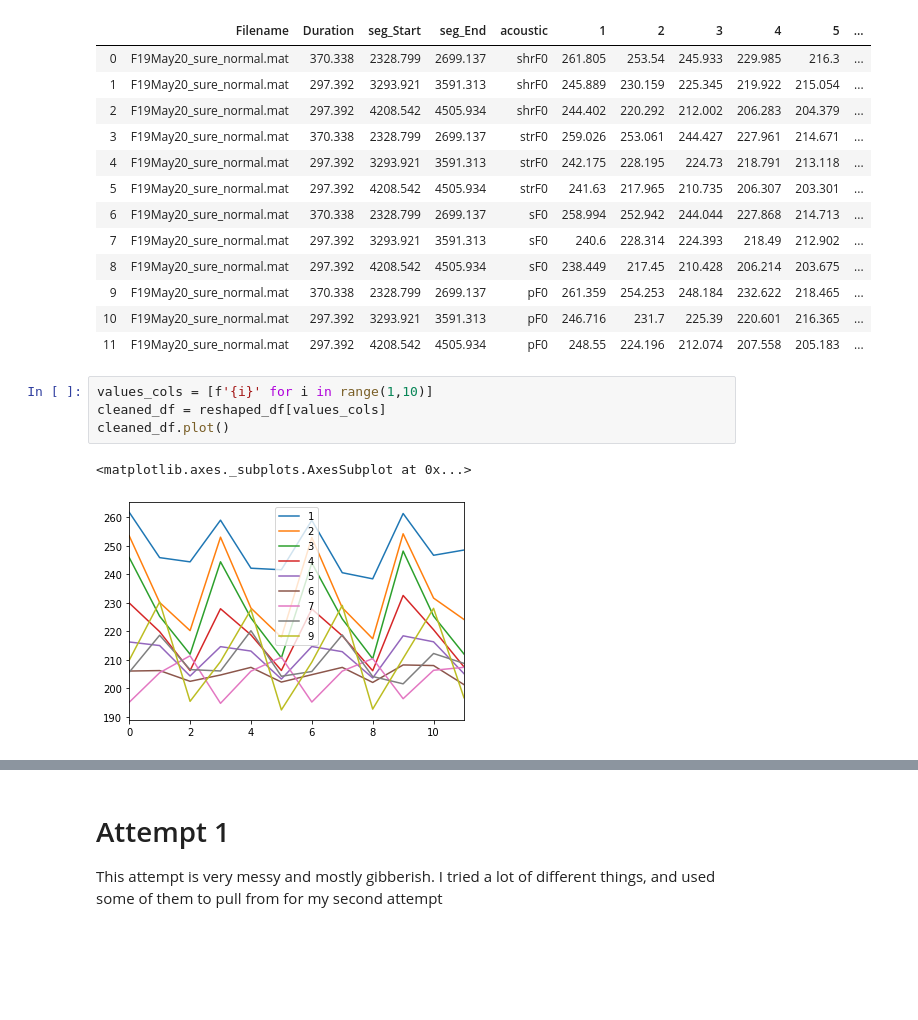
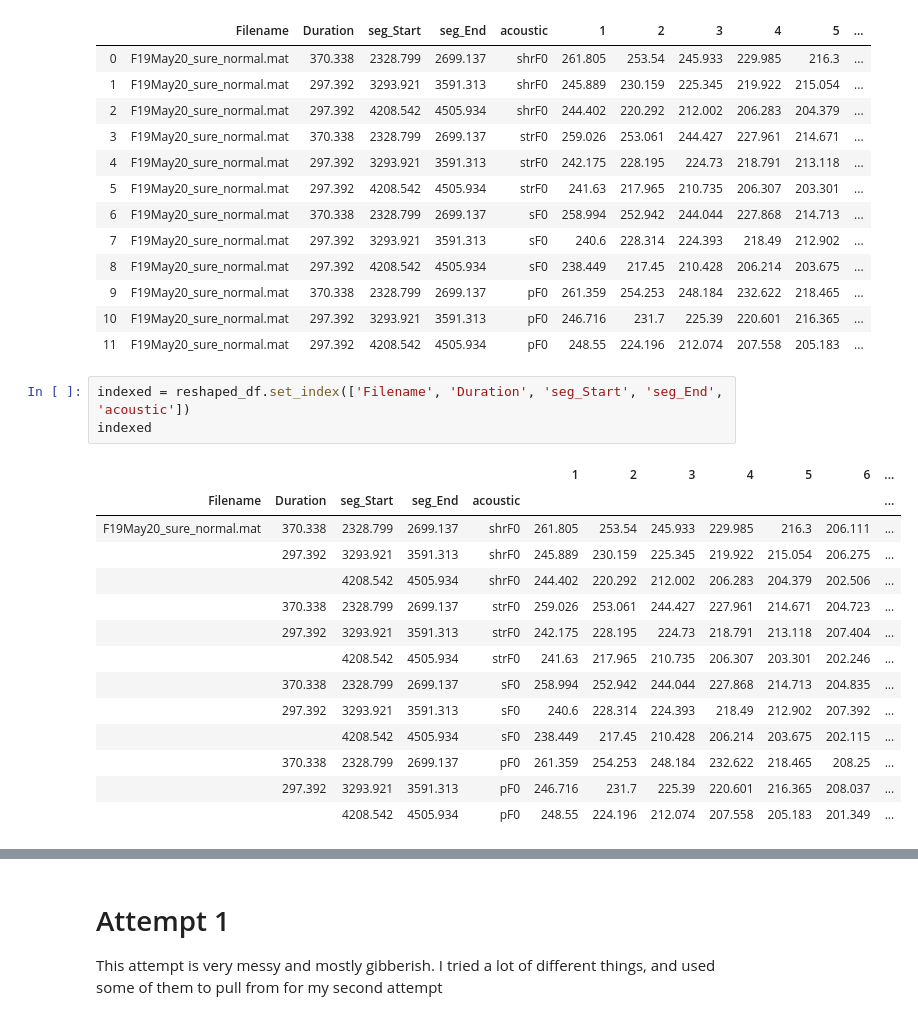
Before and after one commit to richt3211/DS-2500, a Jupyter notebook: Assignment-2/Attempt 2.ipynb, the cells around one changed output, grey strips where cells are left out. Saved outputs shown, nothing was run; the diff lists cells and outputs as text; blank space fills up the shorter version.

```diff
--- a/Assignment-2/Attempt 2.ipynb
+++ b/Assignment-2/Attempt 2.ipynb
@@ -147,10 +147,21 @@ reshaped_df
 | 9 | F19May20_sure_normal.mat | 370.338 | 2328.799 | 2699.137 | pF0 | 261.359 | 254.253 | 248.184 | 232.622 | 218.465 | ... |
 | 10 | F19May20_sure_normal.mat | 297.392 | 3293.921 | 3591.313 | pF0 | 246.716 | 231.7 | 225.39 | 220.601 | 216.365 | ... |
 | 11 | F19May20_sure_normal.mat | 297.392 | 4208.542 | 4505.934 | pF0 | 248.55 | 224.196 | 212.074 | 207.558 | 205.183 | ... |
-# %%
-values_cols = [f'{i}' for i in range(1,10)]
-cleaned_df = reshaped_df[values_cols]
-cleaned_df.plot()
-# %% [output]
-<matplotlib.axes._subplots.AxesSubplot at 0x...>
-[figure, removed]
+# %%
+indexed = reshaped_df.set_index(['Filename', 'Duration', 'seg_Start', 'seg_End', 'acoustic'])
+indexed
+# %% [output]
+|  |  |  |  |  | 1 | 2 | 3 | 4 | 5 | 6 | ... |
+| Filename | Duration | seg_Start | seg_End | acoustic |  |  |  |  |  |  | ... |
+| F19May20_sure_normal.mat | 370.338 | 2328.799 | 2699.137 | shrF0 | 261.805 | 253.54 | 245.933 | 229.985 | 216.3 | 206.111 | ... |
+|  | 297.392 | 3293.921 | 3591.313 | shrF0 | 245.889 | 230.159 | 225.345 | 219.922 | 215.054 | 206.275 | ... |
+|  |  | 4208.542 | 4505.934 | shrF0 | 244.402 | 220.292 | 212.002 | 206.283 | 204.379 | 202.506 | ... |
+|  | 370.338 | 2328.799 | 2699.137 | strF0 | 259.026 | 253.061 | 244.427 | 227.961 | 214.671 | 204.723 | ... |
+|  | 297.392 | 3293.921 | 3591.313 | strF0 | 242.175 | 228.195 | 224.73 | 218.791 | 213.118 | 207.404 | ... |
+|  |  | 4208.542 | 4505.934 | strF0 | 241.63 | 217.965 | 210.735 | 206.307 | 203.301 | 202.246 | ... |
+|  | 370.338 | 2328.799 | 2699.137 | sF0 | 258.994 | 252.942 | 244.044 | 227.868 | 214.713 | 204.835 | ... |
+|  | 297.392 | 3293.921 | 3591.313 | sF0 | 240.6 | 228.314 | 224.393 | 218.49 | 212.902 | 207.392 | ... |
+|  |  | 4208.542 | 4505.934 | sF0 | 238.449 | 217.45 | 210.428 | 206.214 | 203.675 | 202.115 | ... |
+|  | 370.338 | 2328.799 | 2699.137 | pF0 | 261.359 | 254.253 | 248.184 | 232.622 | 218.465 | 208.25 | ... |
+|  | 297.392 | 3293.921 | 3591.313 | pF0 | 246.716 | 231.7 | 225.39 | 220.601 | 216.365 | 208.037 | ... |
+|  |  | 4208.542 | 4505.934 | pF0 | 248.55 | 224.196 | 212.074 | 207.558 | 205.183 | 201.349 | ... |
```
Also changed, not shown: parts of 19 cells of this notebook, 1 other file.
